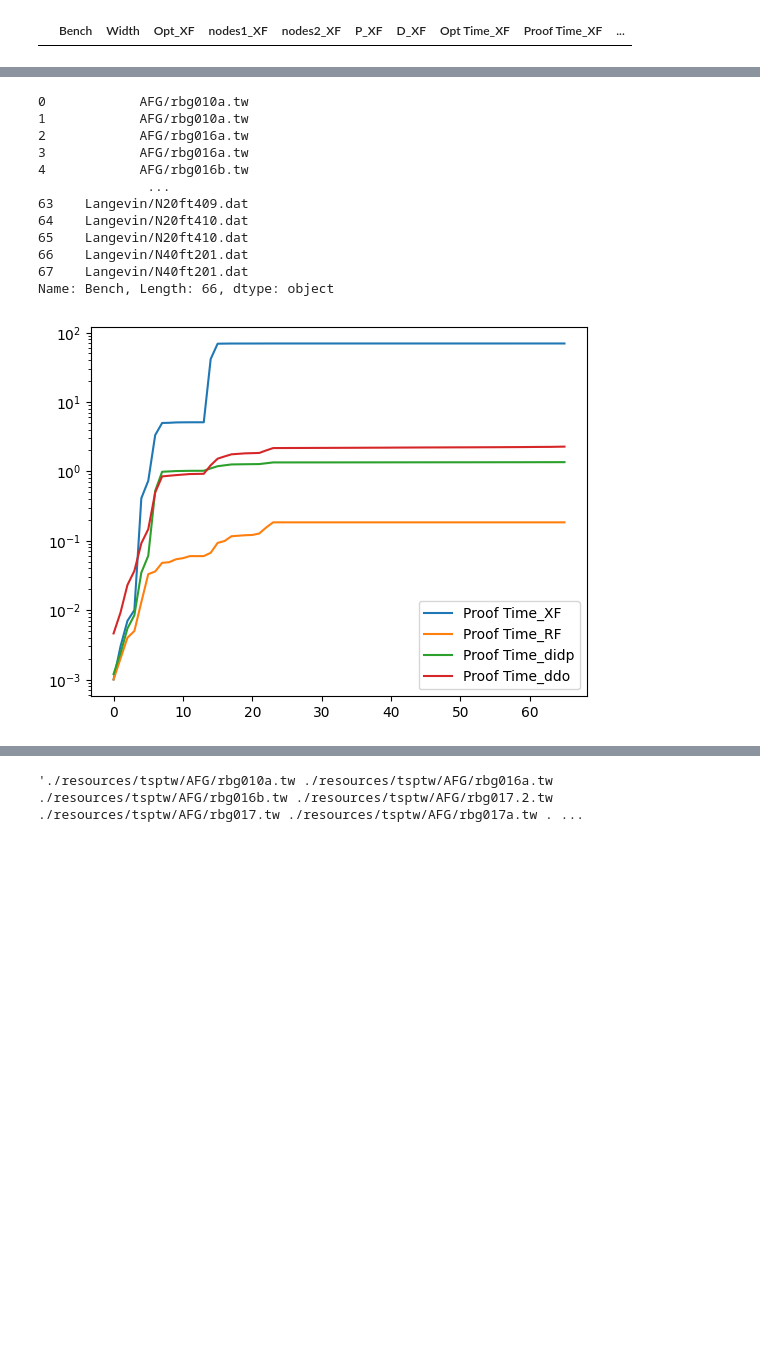
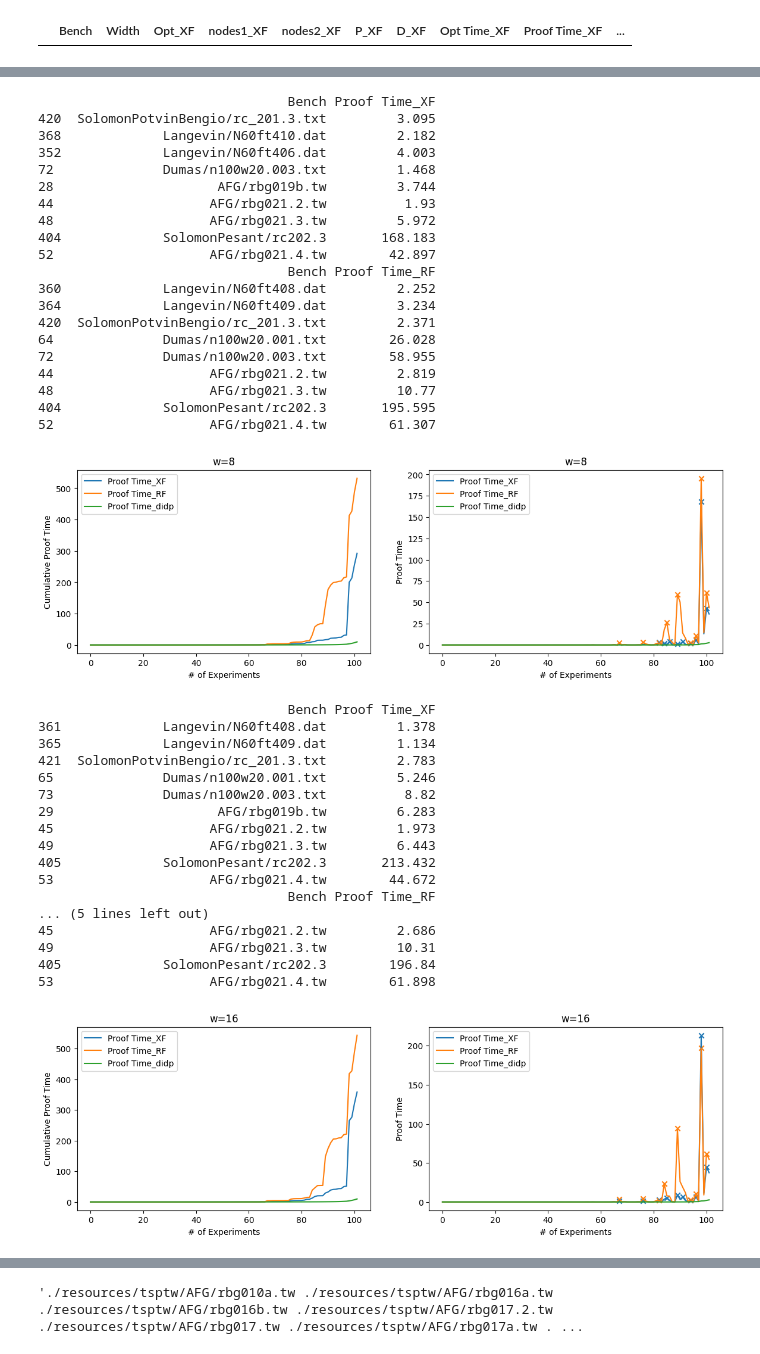
Before and after one commit to ldmbouge/CODD, a Jupyter notebook: experiments/gen.ipynb, the cells around one changed output, grey strips where cells are left out. Cells and saved outputs as stored; diff of their text form; code cells hidden in the pictures; blank space fills up the shorter version.

```diff
--- a/experiments/gen.ipynb
+++ b/experiments/gen.ipynb
@@ -359,16 +251,43 @@ Name: Bench, Length: 66, dtype: object
-# %%
-cum_plot(final, 'Proof Time', log=True)
-# %% [output]
-0            AFG/rbg010a.tw
-1            AFG/rbg010a.tw
-2            AFG/rbg016a.tw
-3            AFG/rbg016a.tw
-4            AFG/rbg016b.tw
-              ...
-63    Langevin/N20ft409.dat
-64    Langevin/N20ft410.dat
-65    Langevin/N20ft410.dat
-66    Langevin/N40ft201.dat
-67    Langevin/N40ft201.dat
-Name: Bench, Length: 66, dtype: object
-[figure, removed]
+# %%
+for w in set(final['Width']):
+    cum_plot(final[final['Width']==w], 'Proof Time', sort_by=2, find_peaks=[0,1], title=f"w={w}")
+# %% [output]
+                                Bench Proof Time_XF
+420  SolomonPotvinBengio/rc_201.3.txt         3.095
+368             Langevin/N60ft410.dat         2.182
+352             Langevin/N60ft406.dat         4.003
+72              Dumas/n100w20.003.txt         1.468
+28                     AFG/rbg019b.tw         3.744
+44                    AFG/rbg021.2.tw          1.93
+48                    AFG/rbg021.3.tw         5.972
+404             SolomonPesant/rc202.3       168.183
+52                    AFG/rbg021.4.tw        42.897
+                                Bench Proof Time_RF
+360             Langevin/N60ft408.dat         2.252
+364             Langevin/N60ft409.dat         3.234
+420  SolomonPotvinBengio/rc_201.3.txt         2.371
+64              Dumas/n100w20.001.txt        26.028
+72              Dumas/n100w20.003.txt        58.955
+44                    AFG/rbg021.2.tw         2.819
+48                    AFG/rbg021.3.tw         10.77
+404             SolomonPesant/rc202.3       195.595
+52                    AFG/rbg021.4.tw        61.307
+[figure, added]
+                                Bench Proof Time_XF
+361             Langevin/N60ft408.dat         1.378
+365             Langevin/N60ft409.dat         1.134
+421  SolomonPotvinBengio/rc_201.3.txt         2.783
+65              Dumas/n100w20.001.txt         5.246
+73              Dumas/n100w20.003.txt          8.82
+29                     AFG/rbg019b.tw         6.283
+45                    AFG/rbg021.2.tw         1.973
+49                    AFG/rbg021.3.tw         6.443
+405             SolomonPesant/rc202.3       213.432
+53                    AFG/rbg021.4.tw        44.672
+                                Bench Proof Time_RF
+... (5 lines left out)
+45                    AFG/rbg021.2.tw         2.686
+49                    AFG/rbg021.3.tw         10.31
+405             SolomonPesant/rc202.3        196.84
+53                    AFG/rbg021.4.tw        61.898
+[figure, added]
```
Also changed, not shown: parts of 22 cells of this notebook, 6 other files.
